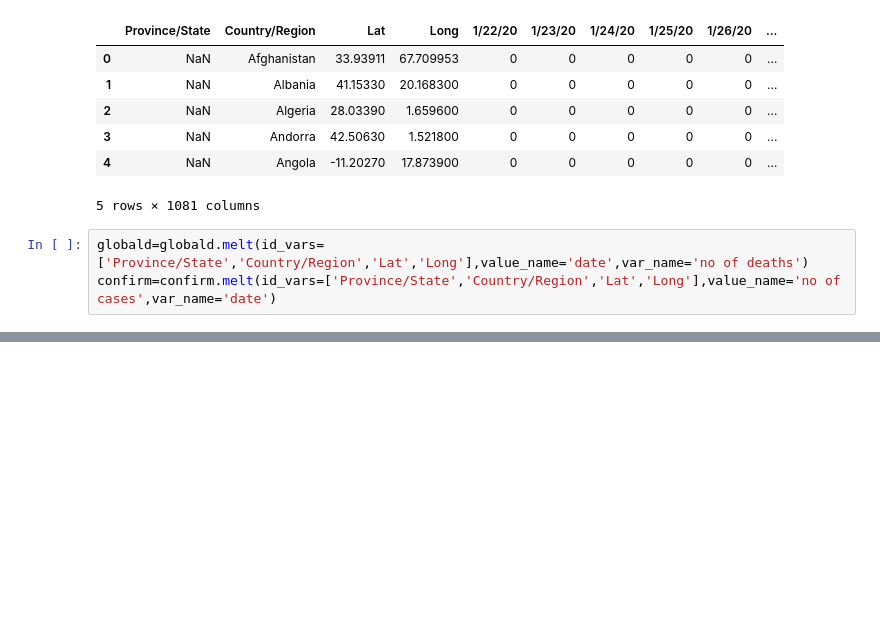
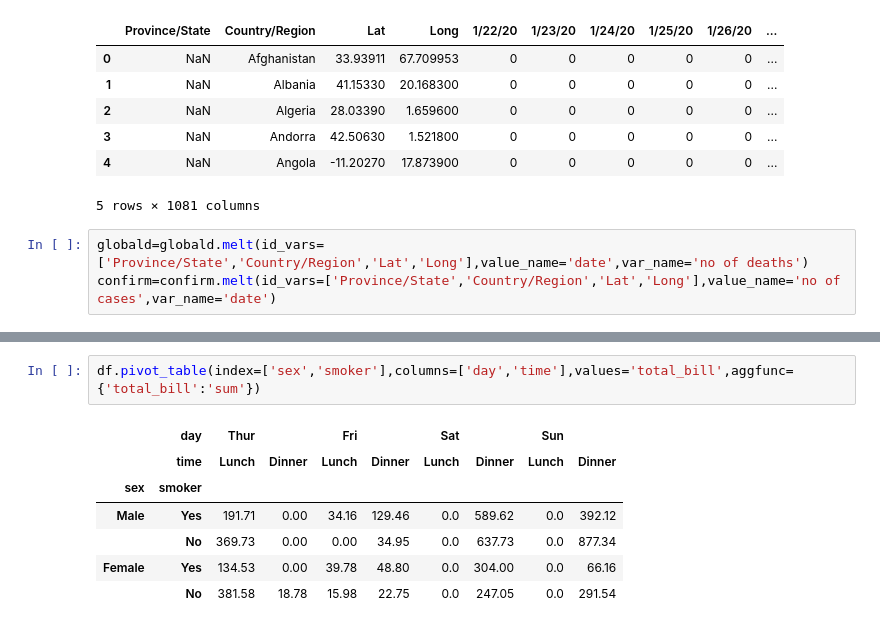
Before and after one commit to krushna98p/Pandas, a Jupyter notebook: multiindex series & dataframe.ipynb, the cells around one changed output, grey strips where cells are left out. Drawn from its saved outputs; the diff is of its cells as text; blank space fills up the shorter version.

```diff
--- a/multiindex series & dataframe.ipynb
+++ b/multiindex series & dataframe.ipynb
@@ -478,0 +531,10 @@ confirm=confirm.melt(id_vars=['Province/State','Country/Region','Lat','Long'],va
+# %%
+df.pivot_table(index=['sex','smoker'],columns=['day','time'],values='total_bill',aggfunc={'total_bill':'sum'})
+# %% [output]
+|  | day | Thur |  | Fri |  | Sat |  | Sun |  |
+|  | time | Lunch | Dinner | Lunch | Dinner | Lunch | Dinner | Lunch | Dinner |
+| sex | smoker |  |  |  |  |  |  |  |  |
+| Male | Yes | 191.71 | 0.00 | 34.16 | 129.46 | 0.0 | 589.62 | 0.0 | 392.12 |
+|  | No | 369.73 | 0.00 | 0.00 | 34.95 | 0.0 | 637.73 | 0.0 | 877.34 |
+| Female | Yes | 134.53 | 0.00 | 39.78 | 48.80 | 0.0 | 304.00 | 0.0 | 66.16 |
+|  | No | 381.58 | 18.78 | 15.98 | 22.75 | 0.0 | 247.05 | 0.0 | 291.54 |
```
Also changed, not shown: parts of 9 cells of this notebook, 1 other file.
